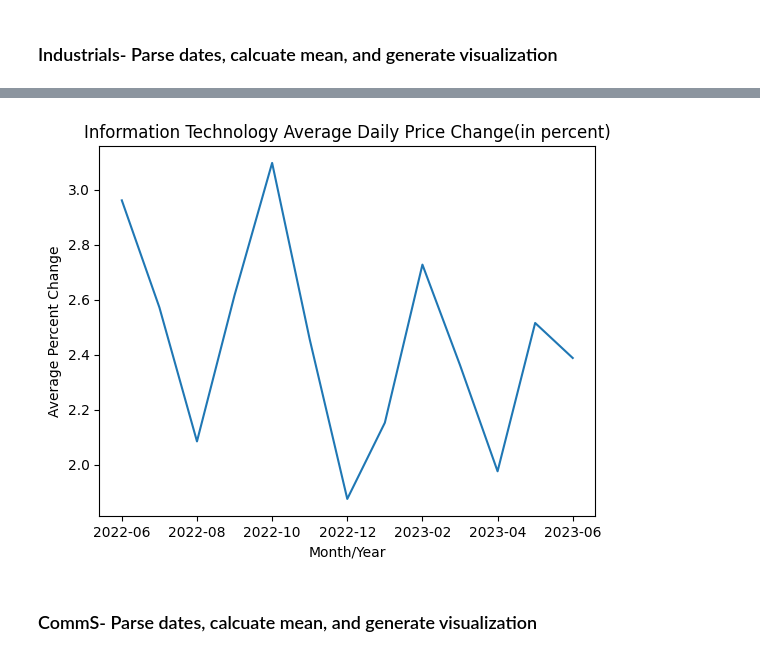
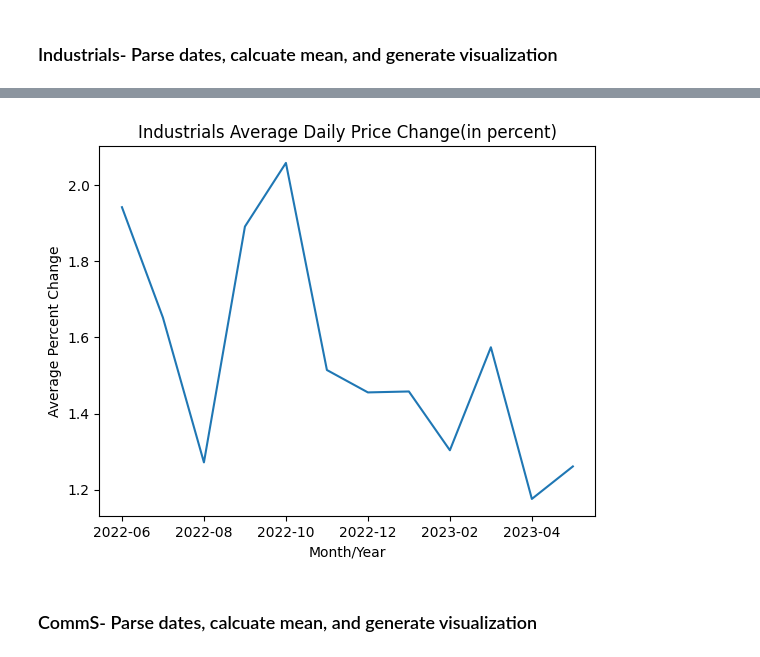
Before and after one commit to ChrisVerg/SmartInvest, a Jupyter notebook: Notebooks/SP500SynthesisGuide_JC.ipynb, the cells around one changed output, grey strips where cells are left out. Saved outputs shown, nothing was run; the diff lists cells and outputs as text; code cells hidden in the pictures.

```diff
--- a/Notebooks/SP500SynthesisGuide_JC.ipynb
+++ b/Notebooks/SP500SynthesisGuide_JC.ipynb
@@ -305,17 +309,17 @@ Industrials_mean.head()
 # %%
 # Set the 'Year' column as the index
 
 Industrials_mean = Industrials_mean.reset_index() # resetting the index corrects index to maintain column name integrIndustrialsy.
 Industrials_mean.set_index('year_month', inplace=True) # set_index assigns the date as the X axis
 
 # Plotting the Inflation Data as a line graph
 Industrials_mean['diff_Industrials'].plot() # This assigns the data to be plotted
 plt.xlabel('Month/Year')
 plt.ylabel('Average Percent Change')
-plt.tIndustrialsle('Information Technology Average Daily Price Change(in percent)')
+plt.title('Industrials Average Daily Price Change(in percent)')
 plt.show()
 # %% [output]
-[figure, old version]
+[figure, new version]
 # %% [markdown]
 ### CommS- Parse dates, calcuate mean, and generate visualization
 # %%
```
Also changed, not shown: parts of 31 cells of this notebook, 4 other files.
